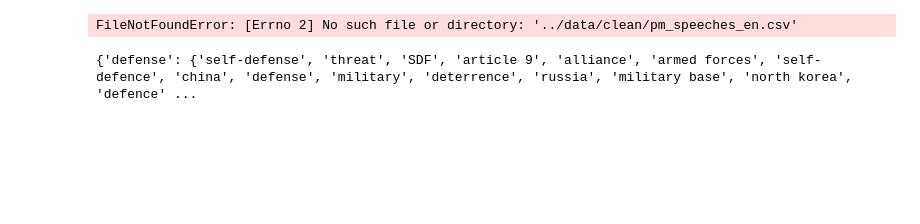
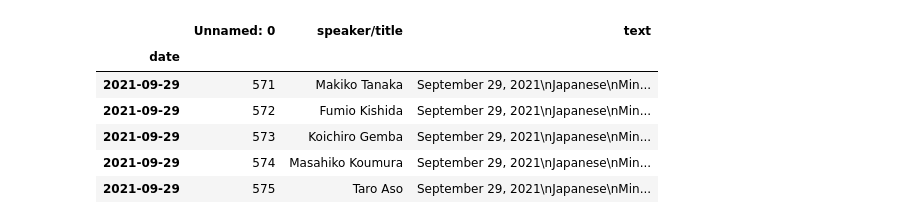
Before and after one commit to ninaudagawa/Media-Politics, a Jupyter notebook: project/notebooks/speeches_analysis_cyrus.ipynb, the cells around one changed output. Cells and saved outputs as stored; diff of their text form; code cells hidden in the pictures; blank space fills up the shorter version.

```diff
--- a/project/notebooks/speeches_analysis_cyrus.ipynb
+++ b/project/notebooks/speeches_analysis_cyrus.ipynb
@@ -1,17 +1,13 @@
 # %%
 import pandas as pd
 
-speeches_df = pd.read_csv('../data/raw/pm_speeches_en.csv', index_col="date", parse_dates=True)
+speeches_df = pd.read_csv('../data/clean/combined_speeches_clean.csv', index_col="date", parse_dates=True)
 speeches_df.tail()
 # %% [output]
-FileNotFoundError: [Errno 2] No such file or directory: '../data/clean/pm_speeches_en.csv'
+|  | Unnamed: 0 | speaker/title | text |
+| date |  |  |  |
+| 2021-09-29 | 571 | Makiko Tanaka | September 29, 2021\nJapanese\nMin... |
+| 2021-09-29 | 572 | Fumio Kishida | September 29, 2021\nJapanese\nMin... |
+| 2021-09-29 | 573 | Koichiro Gemba | September 29, 2021\nJapanese\nMin... |
+| 2021-09-29 | 574 | Masahiko Koumura | September 29, 2021\nJapanese\nMin... |
+| 2021-09-29 | 575 | Taro Aso | September 29, 2021\nJapanese\nMin... |
-# %%
-import importlib
-import keywords
-
-importlib.reload(keywords)
-from keywords import CATEGORY_KEYWORDS
-
-print(CATEGORY_KEYWORDS)
-# %% [output]
-{'defense': {'self-defense', 'threat', 'SDF', 'article 9', 'alliance', 'armed forces', 'self-defence', 'china', 'defense', 'military', 'deterrence', 'russia', 'military base', 'north korea', 'defence' ...
```
Also changed, not shown: parts of 4 cells of this notebook, 9 other files.
